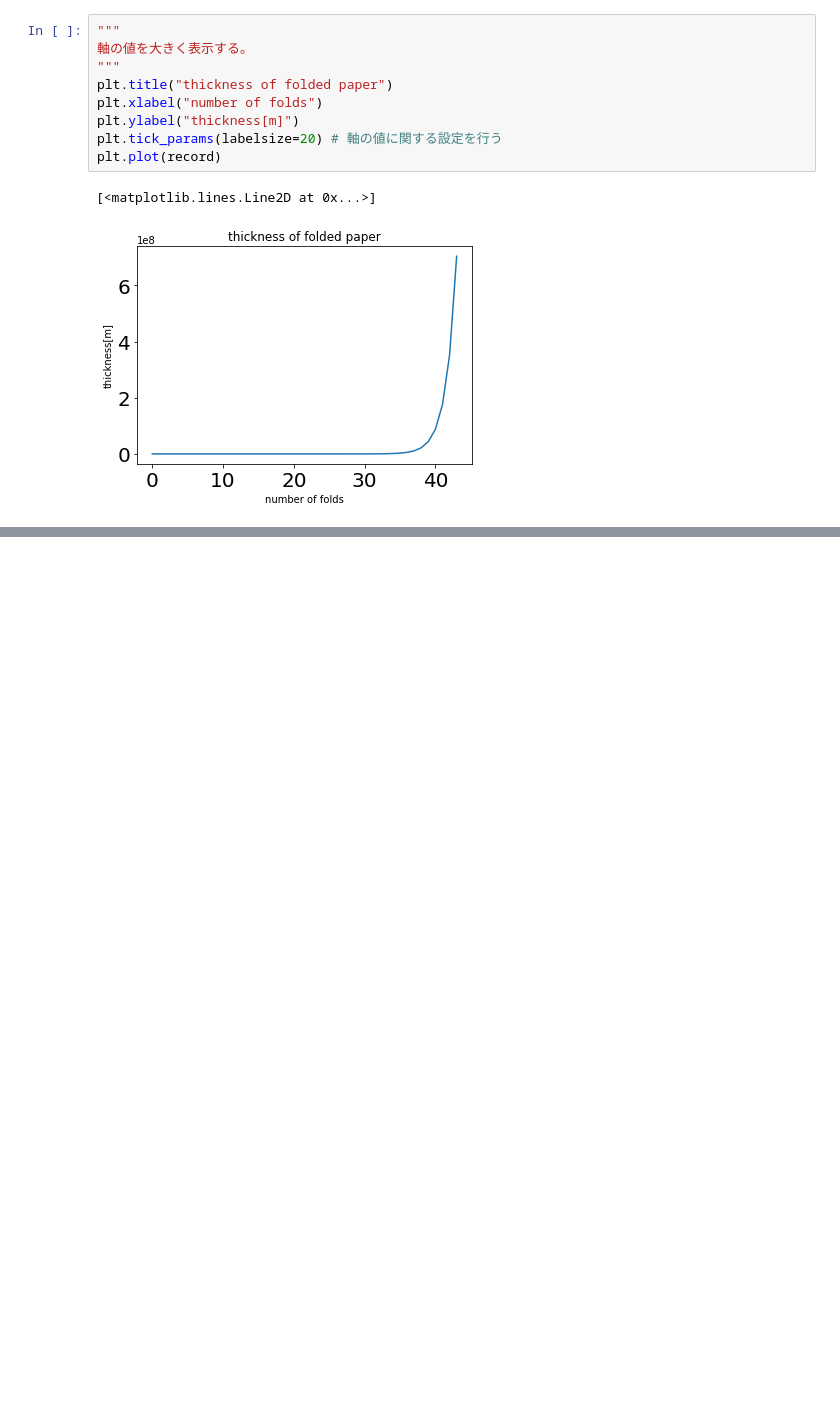
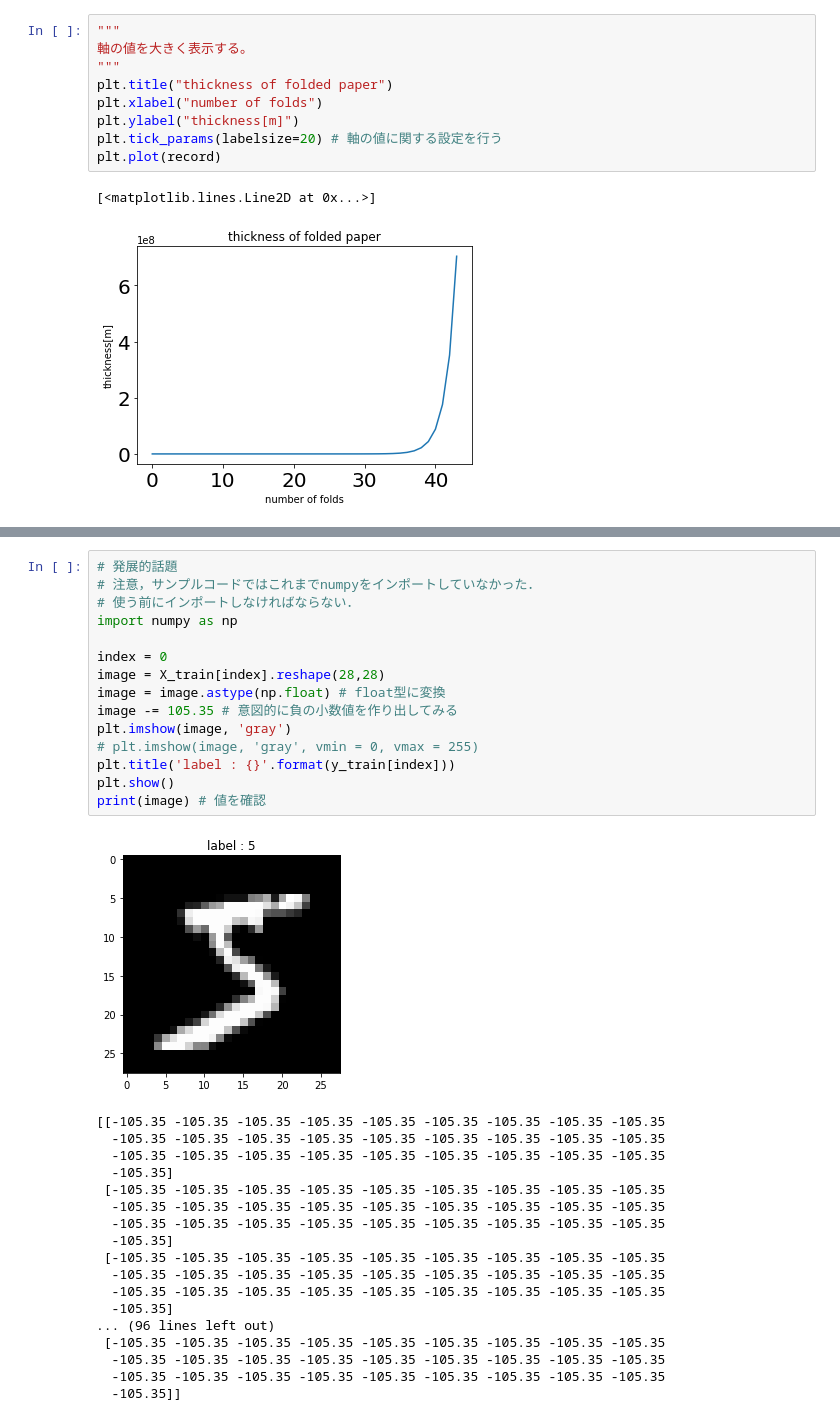
Before and after one commit to savslug/worksample, a Jupyter notebook: 2_example_answer.ipynb, the cells around one changed output, grey strips where cells are left out. Saved outputs shown, nothing was run; the diff lists cells and outputs as text; blank space fills up the shorter version.

```diff
--- a/2_example_answer.ipynb
+++ b/2_example_answer.ipynb
@@ -229,0 +283,34 @@ plt.plot(record)
+# %%
+# 発展的話題
+# 注意，サンプルコードではこれまでnumpyをインポートしていなかった．
+# 使う前にインポートしなければならない．
+import numpy as np
+
+index = 0
+image = X_train[index].reshape(28,28)
+image = image.astype(np.float) # float型に変換
+image -= 105.35 # 意図的に負の小数値を作り出してみる
+plt.imshow(image, 'gray')
+# plt.imshow(image, 'gray', vmin = 0, vmax = 255)
+plt.title('label : {}'.format(y_train[index]))
+plt.show()
+print(image) # 値を確認
+# %% [output]
+[figure, added]
+[[-105.35 -105.35 -105.35 -105.35 -105.35 -105.35 -105.35 -105.35 -105.35
+  -105.35 -105.35 -105.35 -105.35 -105.35 -105.35 -105.35 -105.35 -105.35
+  -105.35 -105.35 -105.35 -105.35 -105.35 -105.35 -105.35 -105.35 -105.35
+  -105.35]
+ [-105.35 -105.35 -105.35 -105.35 -105.35 -105.35 -105.35 -105.35 -105.35
+  -105.35 -105.35 -105.35 -105.35 -105.35 -105.35 -105.35 -105.35 -105.35
+  -105.35 -105.35 -105.35 -105.35 -105.35 -105.35 -105.35 -105.35 -105.35
+  -105.35]
+ [-105.35 -105.35 -105.35 -105.35 -105.35 -105.35 -105.35 -105.35 -105.35
+  -105.35 -105.35 -105.35 -105.35 -105.35 -105.35 -105.35 -105.35 -105.35
+  -105.35 -105.35 -105.35 -105.35 -105.35 -105.35 -105.35 -105.35 -105.35
+  -105.35]
+... (96 lines left out)
+ [-105.35 -105.35 -105.35 -105.35 -105.35 -105.35 -105.35 -105.35 -105.35
+  -105.35 -105.35 -105.35 -105.35 -105.35 -105.35 -105.35 -105.35 -105.35
+  -105.35 -105.35 -105.35 -105.35 -105.35 -105.35 -105.35 -105.35 -105.35
+  -105.35]]
```
Also changed, not shown: parts of 23 cells of this notebook, 1 other file.
